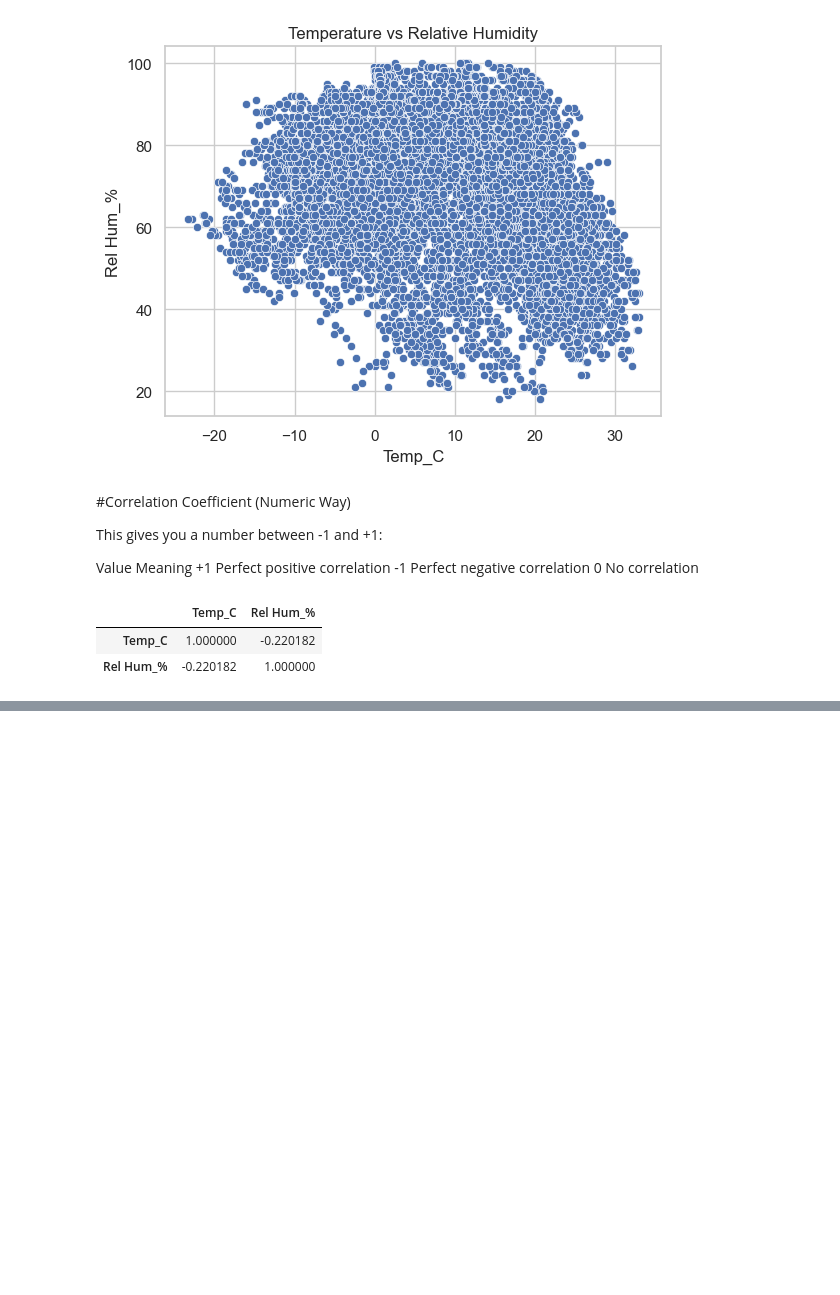
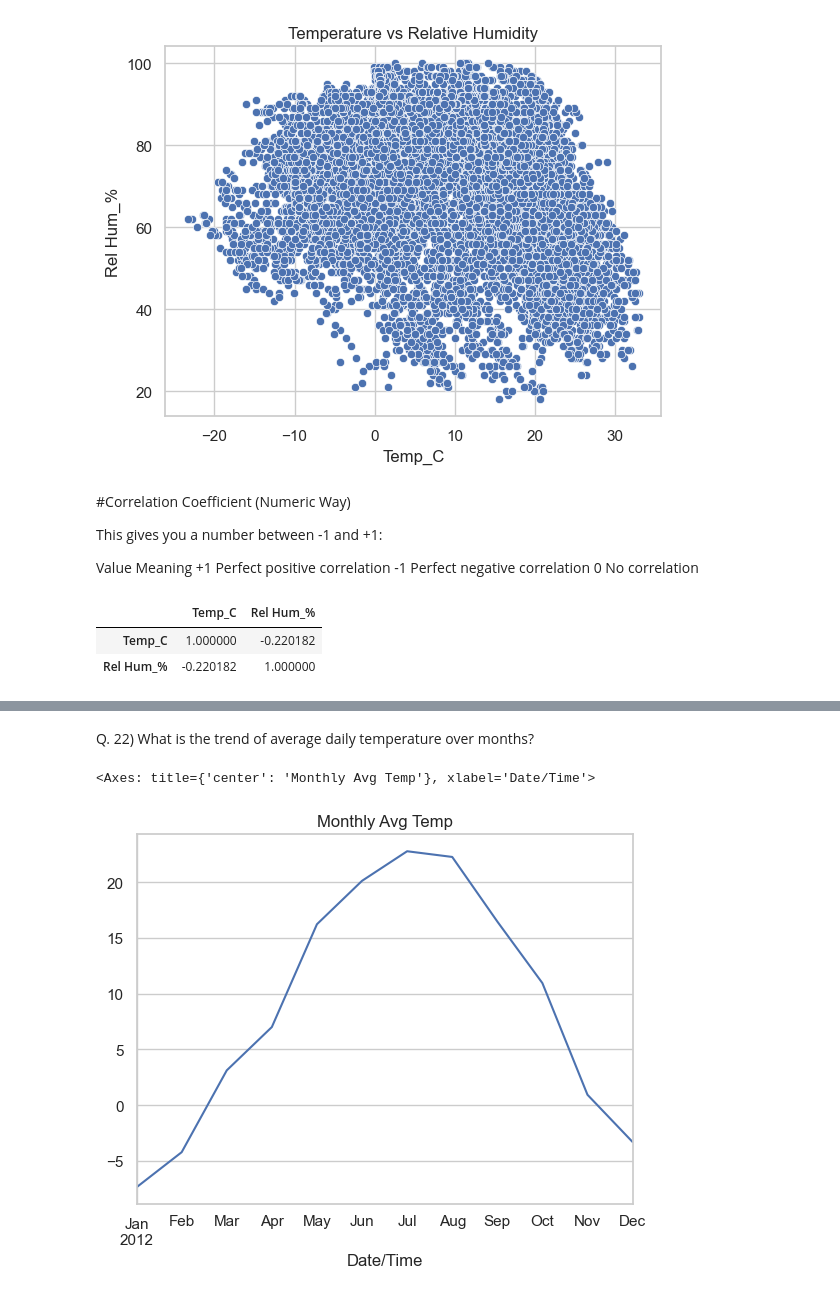
Before and after one commit to ShawnMuktadir/Weather-Data-Analysis, a Jupyter notebook: project 1 - weather.ipynb, the cells around one changed output, grey strips where cells are left out. Drawn from its saved outputs; the diff is of its cells as text; code cells hidden in the pictures; blank space fills up the shorter version.

```diff
--- a/project 1 - weather.ipynb
+++ b/project 1 - weather.ipynb
@@ -576,0 +599,12 @@ data[['Temp_C', 'Rel Hum_%']].corr()
+# %% [markdown]
+Q. 22) What is the trend of average daily temperature over months?
+# %%
+#Chart: Line Chart (after resampling)
+#Purpose: Long-term trend.
+data['Date/Time'] = pd.to_datetime(data['Date/Time'])
+#Month-End frequency ('ME' stands for “Month End”), meaning each group ends at the last day of each month.
+monthly_temp = data.set_index('Date/Time').resample('ME')['Temp_C'].mean()
+monthly_temp.plot(title='Monthly Avg Temp')
+# %% [output]
+<Axes: title={'center': 'Monthly Avg Temp'}, xlabel='Date/Time'>
+[figure, added]
```
Also changed, not shown: parts of 6 cells of this notebook.
